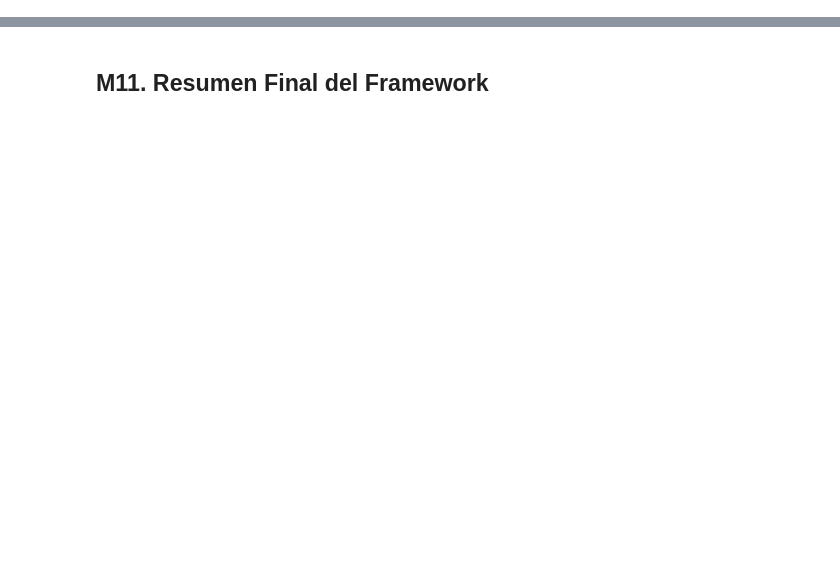
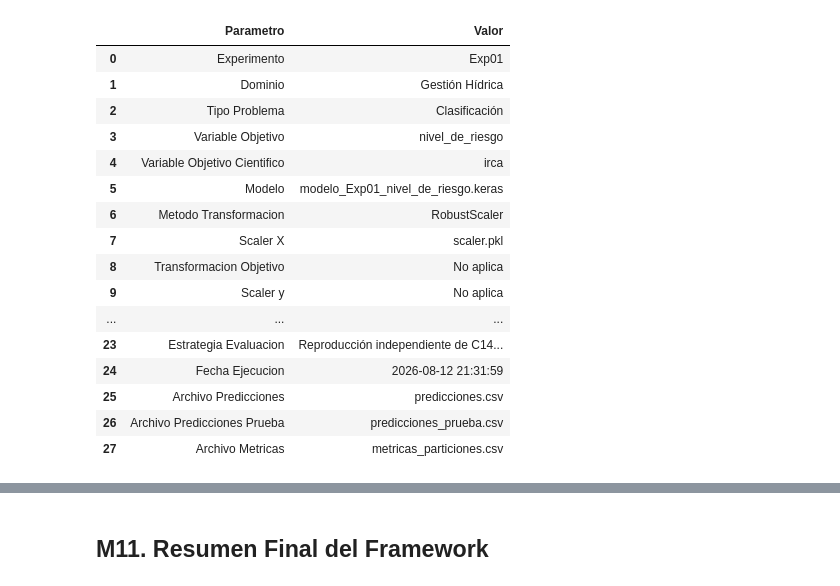
Before and after one commit to josedanielbg/FRAMEWORK_V7, a Jupyter notebook: NOTEBOOKS/C15_EVALUACION/FW7_C15_Evaluacion_Modelos.ipynb, the cells around one changed output, grey strips where cells are left out. Drawn from its saved outputs; the diff is of its cells as text; code cells hidden in the pictures; blank space fills up the shorter version.

```diff
--- a/NOTEBOOKS/C15_EVALUACION/FW7_C15_Evaluacion_Modelos.ipynb
+++ b/NOTEBOOKS/C15_EVALUACION/FW7_C15_Evaluacion_Modelos.ipynb
@@ -1096,0 +1192,76 @@ predicciones/Exp01-V3/metadata_prediccion.xlsx
+# %%
+#==========================================================================================
+# SCRIPT 62
+# CONSOLIDACIÓN DE METADATA DE C15
+#==========================================================================================
+
+metadata_prediccion = pd.DataFrame({
+    "Parametro": [
+        "Experimento",
+        "Dominio",
+        "Tipo Problema",
+        "Variable Objetivo",
+        "Variable Objetivo Cientifico",
+        "Modelo",
+        "Metodo Transformacion",
+        "Scaler X",
+        "Transformacion Objetivo",
+        "Scaler y",
+        "Ventana",
+        "Horizonte",
+        "Variables Predictoras",
+        "Variables Modelo",
+        "Registros Procesados",
+        "Predicciones Generadas",
+        "Muestras Train",
+        "Muestras Validacion",
+        "Muestras Prueba",
+        "Estado C14",
+        "Estado C15",
+        "Estados Coinciden",
+        "Diferencia Max Tensor",
+        "Estrategia Evaluacion",
+        "Fecha Ejecucion",
+        "Archivo Predicciones",
+        "Archivo Predicciones Prueba",
+        "Archivo Metricas"
+    ],
+    "Valor": [
+        EXPERIMENTO,
+        DOMINIO,
+        TIPO_PROBLEMA,
+        VARIABLE_OBJETIVO,
+        VARIABLE_OBJETIVO_CIENTIFICO,
+        NOMBRE_MODELO,
+        METODO_TRANSFORMACION,
+        ARCHIVO_SCALER_X,
+        TRANSFORMACION_OBJETIVO,
+        ARCHIVO_SCALER_Y if ARCHIVO_SCALER_Y else "No aplica",
+        VENTANA,
+        HORIZONTE,
+        NUM_VARIABLES,
+        ";".join(VARIABLES_MODELO),
+        len(X_raw),
+        len(resultados),
+        int((resultados["Particion"] == "Train").sum()),
+        int((resultados["Particion"] == "Validacion").sum()),
+        int((resultados["Particion"] == "Prueba").sum()),
+        ESTADO_C14,
+        ESTADO_C15,
+        ESTADOS_COINCIDEN,
+        DIFERENCIA_MAX_TENSOR,
+        "Reproducción independiente de C14 usando tensor_X_raw + scalers publicados",
+        pd.Timestamp.now().strftime("%Y-%m-%d %H:%M:%S"),
+        "predicciones.csv",
+        "predicciones_prueba.csv",
+        "metricas_particiones.csv"
+    ]
+})
+
+print()
+print("=" * 90)
+print("METADATA DE LA EVALUACIÓN")
+print("=" * 90)
+print()
+display(metadata_prediccion)
+# %% [output]
@@ -1096,0 +1271,17 @@ predicciones/Exp01-V3/metadata_prediccion.xlsx
+|  | Parametro | Valor |
+| 0 | Experimento | Exp01 |
+| 1 | Dominio | Gestión Hídrica |
+| 2 | Tipo Problema | Clasificación |
+| 3 | Variable Objetivo | nivel_de_riesgo |
+| 4 | Variable Objetivo Cientifico | irca |
+| 5 | Modelo | modelo_Exp01_nivel_de_riesgo.keras |
+| 6 | Metodo Transformacion | RobustScaler |
+| 7 | Scaler X | scaler.pkl |
+| 8 | Transformacion Objetivo | No aplica |
+| 9 | Scaler y | No aplica |
+| ... | ... | ... |
+| 23 | Estrategia Evaluacion | Reproducción independiente de C14... |
+| 24 | Fecha Ejecucion | 2026-08-12 21:31:59 |
+| 25 | Archivo Predicciones | predicciones.csv |
+| 26 | Archivo Predicciones Prueba | predicciones_prueba.csv |
+| 27 | Archivo Metricas | metricas_particiones.csv |
```
Also changed, not shown: parts of 62 cells of this notebook.
